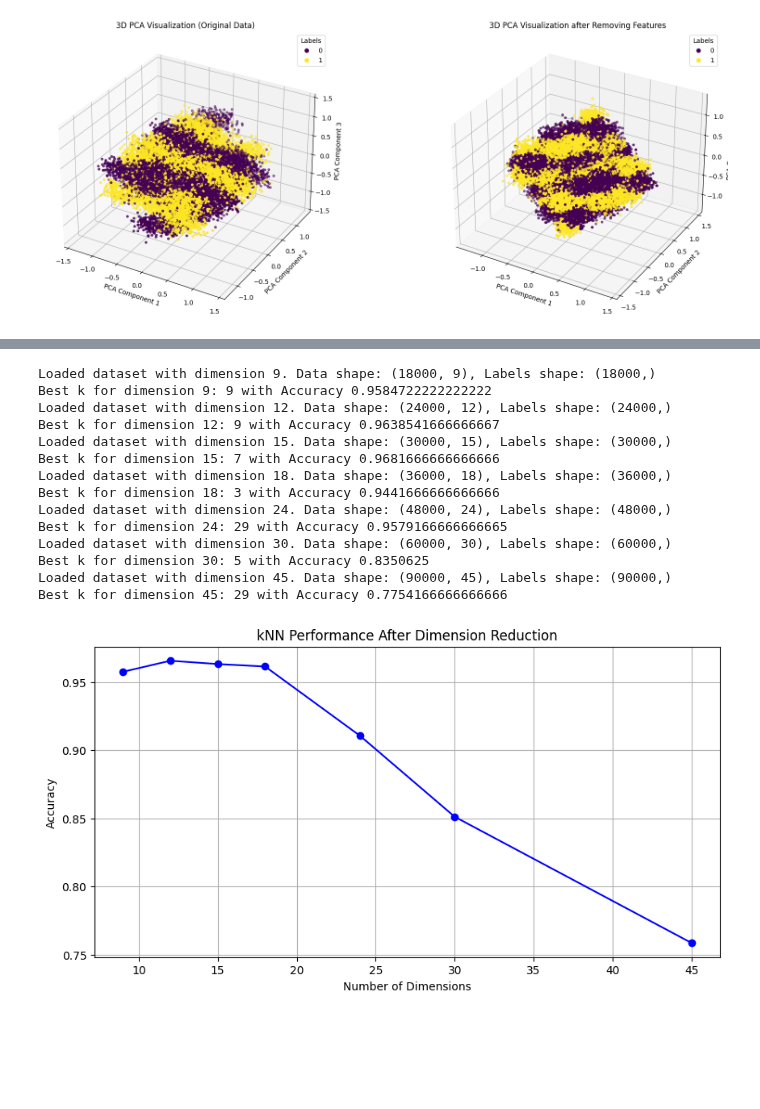
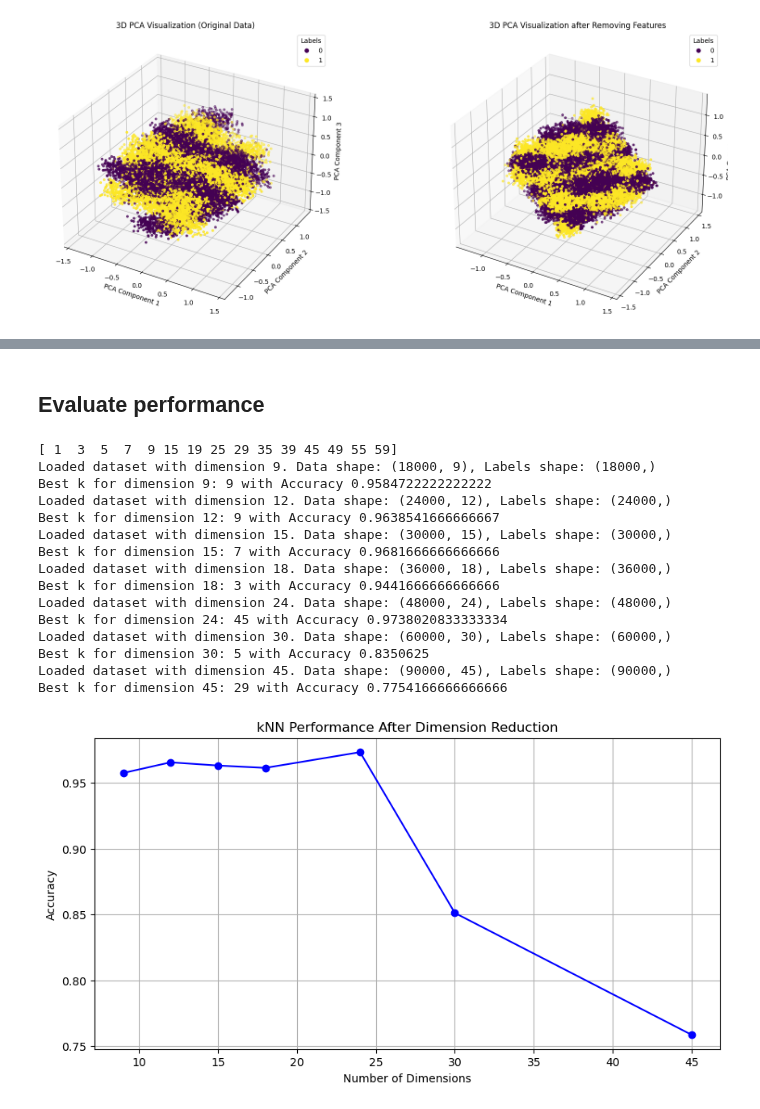
Before and after one commit to Daniel4078/COMP70015-MML-coursework, a Jupyter notebook: dimension_reduction.ipynb, the cells around one changed output, grey strips where cells are left out. Cells and saved outputs as stored; diff of their text form; code cells hidden in the pictures; blank space fills up the shorter version.

```diff
--- a/dimension_reduction.ipynb
+++ b/dimension_reduction.ipynb
@@ -17,23 +35,4 @@ def load_data_by_dimension(dimension):
 # %%
-import numpy as np
-import matplotlib.pyplot as plt
-from sklearn.neighbors import KNeighborsClassifier
-from sklearn.model_selection import train_test_split, GridSearchCV
-from sklearn.metrics import accuracy_score
-
-def find_best_knn_params(data, labels):
-    # Define the parameter grid for k in kNN
-    param_grid = {'n_neighbors': np.arange(1,30,2)}
-    # Initialize the KNeighborsClassifier
-    knn = KNeighborsClassifier()
-    # Use GridSearchCV to find the best parameter
-    grid_search = GridSearchCV(knn, param_grid, cv=5)
-    grid_search.fit(data, labels)
-    return grid_search.best_params_['n_neighbors'], grid_search.best_score_
-
-
-
-
 dimensions = [9,12,15,18,24,30,45]
 best_ks = []
 accuracies = []
@@ -199,0 +236,4 @@ Loaded dataset with dimension 9. Data shape: (18000, 9), Labels shape: (18000,)
+# %%
+def preprocess_data(data, variance_threshold=0.25):
+      variances = np.var(data, axis=0)
+      return data[:, variances > variance_threshold]
@@ -200,57 +293,51 @@ Loaded dataset with dimension 9. Data shape: (18000, 9), Labels shape: (18000,)
+# %% [markdown]
+## Evaluate performance
 # %%
-feature_removals = {
-    9: [0, 2, 7],
-    12: [3, 6, 8, 10],
-    15: [0, 2, 3, 5, 7],
-    18: [1, 2, 3, 7, 12, 17],
-    24: [0, 3, 6, 8, 11, 15, 18, 23],
-    30: [0, 6, 7, 12, 13, 14, 17, 19, 20, 24],
-    45: [5, 6, 7, 9, 19, 21, 22, 23, 24, 32, 37, 38, 40, 41, 44]
-}
-
-dimensions = sorted(feature_removals.keys())
+dimensions = [9, 12, 15, 18, 24, 30, 45]
 best_ks = []
 accuracies = []
-
+search_grid = np.sort(list(range(1,8,2))+list(range(9,60,10))+list(range(15,60,10)))
+print(search_grid)
 for dim in dimensions:
     data, labels = load_data_by_dimension(dim)
-    data = np.delete(data, feature_removals[dim], axis=1)
+    data = preprocess_data(data,variance_threshold=0.253)
     X_train, X_test, y_train, y_test = train_test_split(data, labels, test_size=0.2, random_state=42)
 
     # find best k
-    best_k, best_acc = find_best_knn_params(X_train, y_train)
+    best_k, best_acc = find_best_knn_params(X_train, y_train,search_grid)
     print(f"Best k for dimension {dim}: {best_k} with Accuracy {best_acc}")
     best_ks.append(best_k)
 
     # evaluate
     model = KNeighborsClassifier(n_neighbors=best_k)
     model.fit(X_train, y_train)
     accuracy = model.score(X_test, y_test)
     accuracies.append(accuracy)
 
 plt.figure(figsize=(10, 5))
 plt.plot(dimensions, accuracies, marker='o', linestyle='-', color='b')
 plt.xlabel('Number of Dimensions')
 plt.ylabel('Accuracy')
 plt.title('kNN Performance After Dimension Reduction')
 plt.grid(True)
 plt.show()
 # %% [output]
+[ 1  3  5  7  9 15 19 25 29 35 39 45 49 55 59]
 Loaded dataset with dimension 9. Data shape: (18000, 9), Labels shape: (18000,)
 Best k for dimension 9: 9 with Accuracy 0.9584722222222222
 Loaded dataset with dimension 12. Data shape: (24000, 12), Labels shape: (24000,)
 Best k for dimension 12: 9 with Accuracy 0.9638541666666667
 Loaded dataset with dimension 15. Data shape: (30000, 15), Labels shape: (30000,)
 Best k for dimension 15: 7 with Accuracy 0.9681666666666666
 Loaded dataset with dimension 18. Data shape: (36000, 18), Labels shape: (36000,)
 Best k for dimension 18: 3 with Accuracy 0.9441666666666666
 Loaded dataset with dimension 24. Data shape: (48000, 24), Labels shape: (48000,)
-Best k for dimension 24: 29 with Accuracy 0.9579166666666665
+Best k for dimension 24: 45 with Accuracy 0.9738020833333334
 Loaded dataset with dimension 30. Data shape: (60000, 30), Labels shape: (60000,)
 Best k for dimension 30: 5 with Accuracy 0.8350625
 Loaded dataset with dimension 45. Data shape: (90000, 45), Labels shape: (90000,)
 Best k for dimension 45: 29 with Accuracy 0.7754166666666666
-[figure, old version]
+[figure, new version]
 # %%
 n = [9, 12, 15, 18, 24, 30, 45]
 target_accuracies = [0.95, 0.925, 0.9, 0.875, 0.8, 0.75, 0.7]
```
Also changed, not shown: parts of 9 cells of this notebook, 1 other file.
